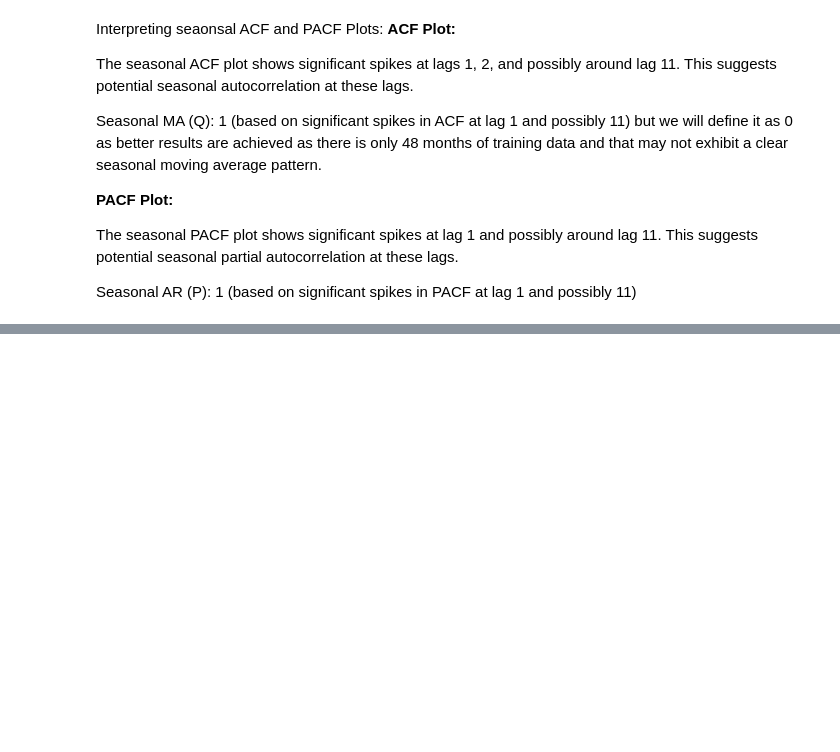
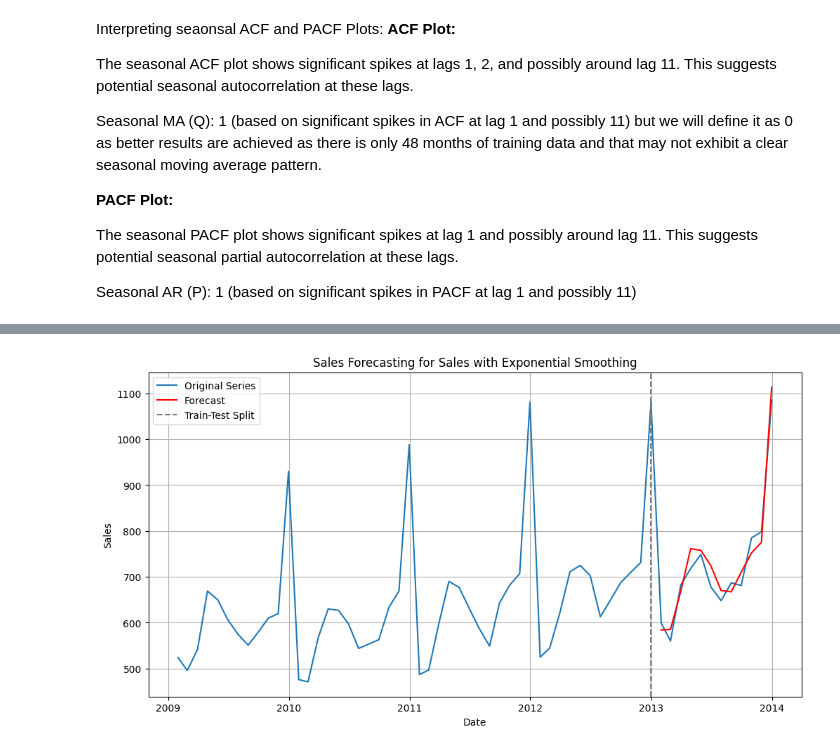
Before and after one commit to qfattah/Walmart-Sales-Forecasting, a Jupyter notebook: Walmart_Sales_Forecat.ipynb, the cells around one changed output, grey strips where cells are left out. Drawn from its saved outputs; the diff is of its cells as text; code cells hidden in the pictures; blank space fills up the shorter version.

Commit message:
Exponential Smoothing Done

```diff
--- a/Walmart_Sales_Forecat.ipynb
+++ b/Walmart_Sales_Forecat.ipynb
@@ -341,8 +343,8 @@ def run_sarima_model(df, sales_column, differenced_column, order, seasonal_order
     combined_df['Forecast_inverted'] = np.nan
 
     # Find the last actual sales value before the forecast period
-    last_actual_sales_index = combined_df['Sales'].last_valid_index()
-    last_actual_sales_value = combined_df.loc[last_actual_sales_index, 'Sales']
+    last_actual_sales_index = combined_df[sales_column].last_valid_index()
+    last_actual_sales_value = combined_df.loc[last_actual_sales_index, sales_column]
 
     # Start inverting the forecast from the first forecasted value
     forecast_started = False
@@ -357,16 +359,28 @@ def run_sarima_model(df, sales_column, differenced_column, order, seasonal_order
             combined_df.at[idx, 'Forecast_inverted'] = previous_value + row['Forecast_diff']
         previous_idx = idx
 
+    # Ensure no NaN values in the forecasted period
+    forecast_values = combined_df.loc[forecast_index, 'Forecast_inverted'].dropna()
+    actual_values = test[sales_column].loc[forecast_values.index]
+
+    # Calculate error metrics
+    mae = mean_absolute_error(actual_values, forecast_values)
+    mse = mean_squared_error(actual_values, forecast_values)
+    mape = np.mean(np.abs((actual_values - forecast_values) / actual_values)) * 100
+
+    print(f'Mean Absolute Error (MAE): {mae}')
+    print(f'Mean Squared Error (MSE): {mse}')
+    print(f'Mean Absolute Percentage Error (MAPE): {mape:.2f}%')
 
     # Plot the results
     plt.figure(figsize=(12, 6))
-    plt.plot(combined_df.index, combined_df[sales_column], label='Differenced Series')
+    plt.plot(combined_df.index, combined_df[sales_column], label='Original Series')
     plt.plot(combined_df.index, combined_df['Forecast_inverted'], label='Forecast', color='red')
     plt.axvline(x=train.index[-1], color='gray', linestyle='--', label='Train-Test Split')
     plt.legend()
     plt.title(f'Sales Forecasting for {title} with SARIMA')
     plt.xlabel('Date')
-    plt.ylabel('Differenced Sales')
+    plt.ylabel('Sales')
     plt.grid(True)
     plt.show()
 
@@ -456,0 +484,60 @@ Seasonal AR (P): 1 (based on significant spikes in PACF at lag 1 and possibly 11
+# %%
+def run_exponential_smoothing(df, sales_column, seasonal_periods, trend, seasonal, title, train_ratio=0.8):
+    # Train-test split
+    train_size = int(len(df) * train_ratio)
+    train, test = df.iloc[:train_size], df.iloc[train_size:]
+
+    # Fit Exponential Smoothing model on the sales column
+    model = ExponentialSmoothing(train[sales_column], trend=trend, seasonal=seasonal, seasonal_periods=seasonal_periods)
+    model_fit = model.fit(optimized=True)
+
+    # Forecast
+    n_forecasts = len(test)
+    forecast = model_fit.forecast(steps=n_forecasts)
+    forecast_index = test.index
+
+    # Combine the original and forecasted values
+    combined_df = pd.concat([train, test])
+    combined_df['Forecast'] = np.nan
+    combined_df.loc[forecast_index, 'Forecast'] = forecast.values
+
+    # Ensure no NaN values in the forecasted period
+    forecast_values = combined_df.loc[forecast_index, 'Forecast'].dropna()
+    actual_values = test[sales_column].loc[forecast_values.index]
+
+    # Calculate error metrics
+    mae = mean_absolute_error(actual_values, forecast_values)
+    mse = mean_squared_error(actual_values, forecast_values)
+    mape = np.mean(np.abs((actual_values - forecast_values) / actual_values)) * 100
+
+    print(f'Mean Absolute Error (MAE): {mae}')
+    print(f'Mean Squared Error (MSE): {mse}')
+    print(f'Mean Absolute Percentage Error (MAPE): {mape:.2f}%')
+
+    # Plot the results
+    plt.figure(figsize=(12, 6))
+    plt.plot(combined_df.index, combined_df[sales_column], label='Original Series')
+    plt.plot(combined_df.index, combined_df['Forecast'], label='Forecast', color='red')
+    plt.axvline(x=train.index[-1], color='gray', linestyle='--', label='Train-Test Split')
+    plt.legend()
+    plt.title(f'Sales Forecasting for {title} with Exponential Smoothing')
+    plt.xlabel('Date')
+    plt.ylabel('Sales')
+    plt.grid(True)
+    plt.show()
+
+    return combined_df
+
+
+# Define the parameters
+seasonal_periods = 12
+trend = 'add'
+seasonal = 'add'
+title = 'Sales'
+
+# Run the Exponential Smoothing model
+# Run the Exponential Smoothing model
+result_df_men = run_exponential_smoothing(df_men, 'Sales', seasonal_periods, trend, seasonal, title)
+result_df_women = run_exponential_smoothing(df_women, 'Sales', seasonal_periods, trend, seasonal, title)
+result_df_other = run_exponential_smoothing(df_other, 'Sales', seasonal_periods, trend, seasonal, title)
+# %% [output]
@@ -456,0 +547 @@ Seasonal AR (P): 1 (based on significant spikes in PACF at lag 1 and possibly 11
+[figure, added]
```
Also changed, not shown: parts of 13 cells of this notebook.
